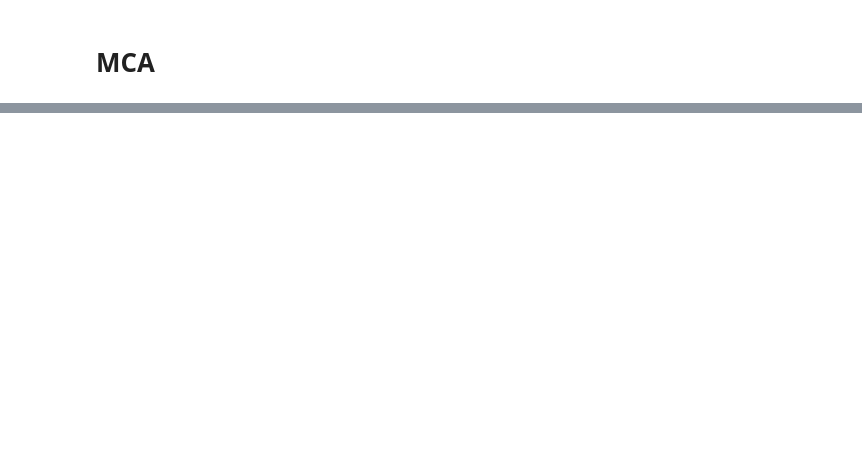
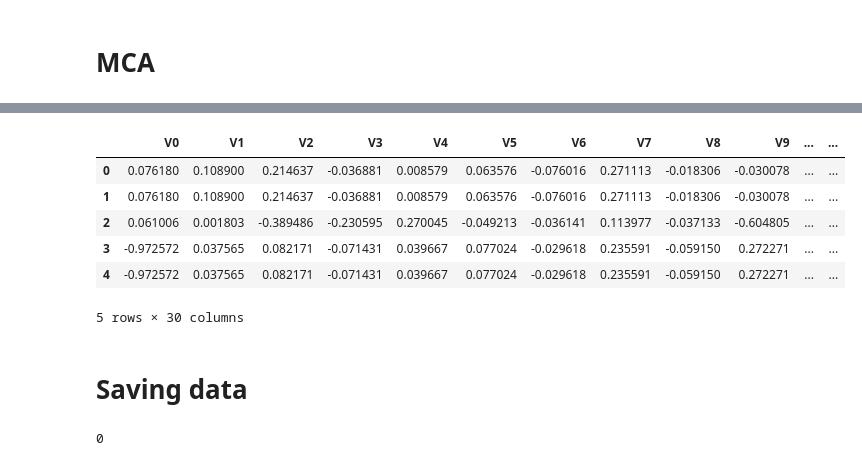
Before and after one commit to RaquelNeedsCoffee/PracticaAPA, a Jupyter notebook: Contest/Code/MCA Jupyter.ipynb, the cells around one changed output, grey strips where cells are left out. Cells and saved outputs as stored; diff of their text form; code cells hidden in the pictures; blank space fills up the shorter version.

```diff
--- a/Contest/Code/MCA Jupyter.ipynb
+++ b/Contest/Code/MCA Jupyter.ipynb
@@ -364,0 +223,12 @@ def generate_partition(X):
+# %%
+T_cat.head()
+# %% [output]
+|  | V0 | V1 | V2 | V3 | V4 | V5 | V6 | V7 | V8 | V9 | ... | ... |
+| 0 | 0.076180 | 0.108900 | 0.214637 | -0.036881 | 0.008579 | 0.063576 | -0.076016 | 0.271113 | -0.018306 | -0.030078 | ... | ... |
+| 1 | 0.076180 | 0.108900 | 0.214637 | -0.036881 | 0.008579 | 0.063576 | -0.076016 | 0.271113 | -0.018306 | -0.030078 | ... | ... |
+| 2 | 0.061006 | 0.001803 | -0.389486 | -0.230595 | 0.270045 | -0.049213 | -0.036141 | 0.113977 | -0.037133 | -0.604805 | ... | ... |
+| 3 | -0.972572 | 0.037565 | 0.082171 | -0.071431 | 0.039667 | 0.077024 | -0.029618 | 0.235591 | -0.059150 | 0.272271 | ... | ... |
+| 4 | -0.972572 | 0.037565 | 0.082171 | -0.071431 | 0.039667 | 0.077024 | -0.029618 | 0.235591 | -0.059150 | 0.272271 | ... | ... |
+5 rows × 30 columns
+# %% [markdown]
+# Saving data
@@ -364,0 +245,4 @@ def generate_partition(X):
+# %%
+concat_Train.isnull().sum().sum()
+# %% [output]
+0
```
Also changed, not shown: parts of 37 cells of this notebook, 3 other files.
